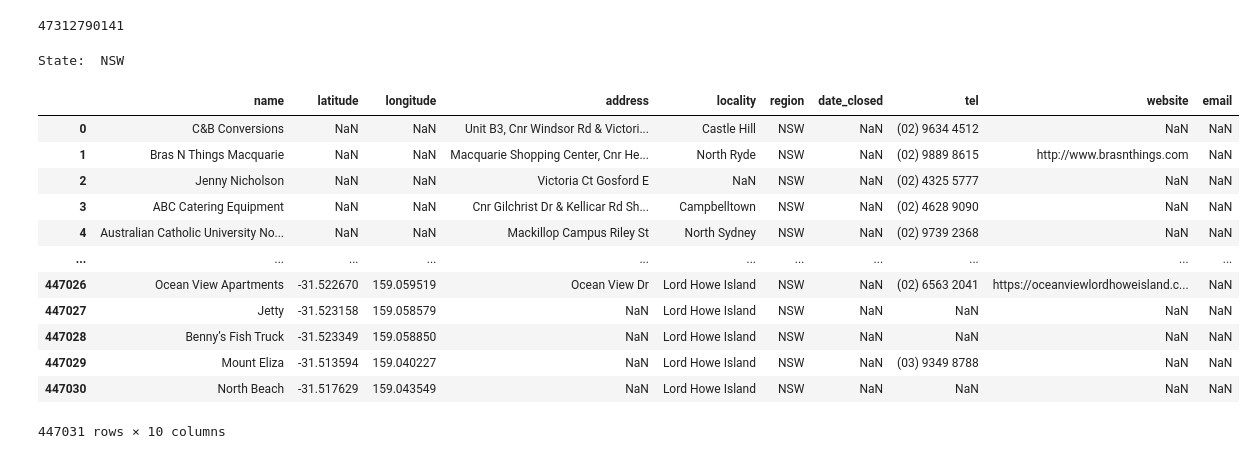
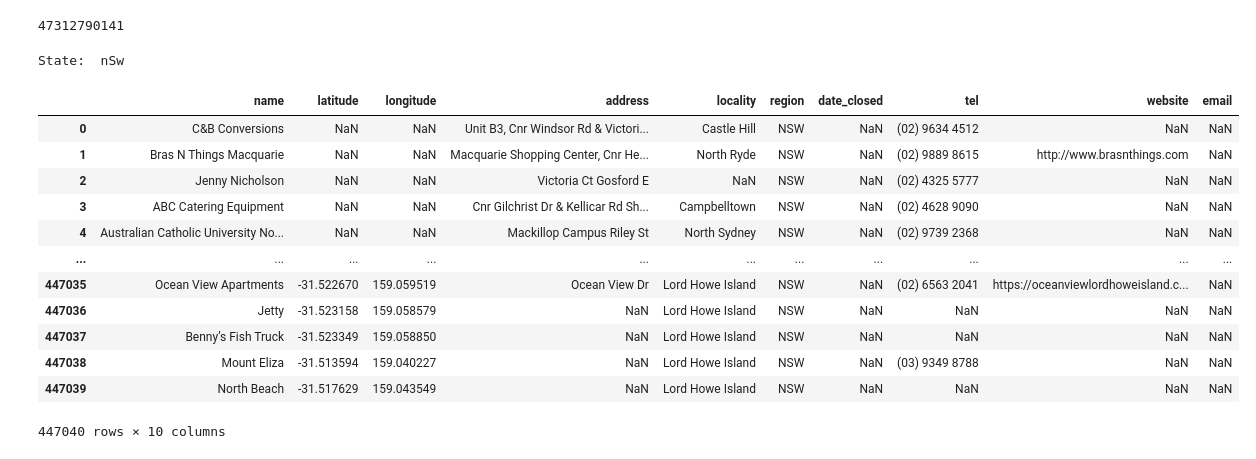
Before and after one commit to aleksej-stevanovic/data-hackathon, a Jupyter notebook: main.ipynb, the cells around one changed output. Saved outputs shown, nothing was run; the diff lists cells and outputs as text; code cells hidden in the pictures.

Commit message:
feat: allowed searching through AUS dataset via state

```diff
--- a/main.ipynb
+++ b/main.ipynb
@@ -40,26 +40,26 @@ results.to_parquet('au_locations.parquet', index=False)
 # %%
 # Query the entire global dataset
 state = input("State: ")
 sql_query = f"""
     SELECT name, latitude, longitude, address, locality, region, date_closed, tel, website, email
     FROM 'au_locations.parquet'
-    WHERE region = '{state}';
+    WHERE LOWER(region) = '{state.lower()}';
 """
 
 aus_results = db.query(sql_query).df()
 display(aus_results)
 # %% [output]
-State:  NSW
+State:  nSw
 |  | name | latitude | longitude | address | locality | region | date_closed | tel | website | email |
 | 0 | C&B Conversions | NaN | NaN | Unit B3, Cnr Windsor Rd & Victori... | Castle Hill | NSW | NaN | (02) 9634 4512 | NaN | NaN |
 | 1 | Bras N Things Macquarie | NaN | NaN | Macquarie Shopping Center, Cnr He... | North Ryde | NSW | NaN | (02) 9889 8615 | http://www.brasnthings.com | NaN |
 | 2 | Jenny Nicholson | NaN | NaN | Victoria Ct Gosford E | NaN | NSW | NaN | (02) 4325 5777 | NaN | NaN |
 | 3 | ABC Catering Equipment | NaN | NaN | Cnr Gilchrist Dr & Kellicar Rd Sh... | Campbelltown | NSW | NaN | (02) 4628 9090 | NaN | NaN |
 | 4 | Australian Catholic University No... | NaN | NaN | Mackillop Campus Riley St | North Sydney | NSW | NaN | (02) 9739 2368 | NaN | NaN |
 | ... | ... | ... | ... | ... | ... | ... | ... | ... | ... | ... |
-| 447026 | Ocean View Apartments | -31.522670 | 159.059519 | Ocean View Dr | Lord Howe Island | NSW | NaN | (02) 6563 2041 | https://oceanviewlordhoweisland.c... | NaN |
-| 447027 | Jetty | -31.523158 | 159.058579 | NaN | Lord Howe Island | NSW | NaN | NaN | NaN | NaN |
-| 447028 | Benny’s Fish Truck | -31.523349 | 159.058850 | NaN | Lord Howe Island | NSW | NaN | NaN | NaN | NaN |
-| 447029 | Mount Eliza | -31.513594 | 159.040227 | NaN | Lord Howe Island | NSW | NaN | (03) 9349 8788 | NaN | NaN |
-| 447030 | North Beach | -31.517629 | 159.043549 | NaN | Lord Howe Island | NSW | NaN | NaN | NaN | NaN |
+| 447035 | Ocean View Apartments | -31.522670 | 159.059519 | Ocean View Dr | Lord Howe Island | NSW | NaN | (02) 6563 2041 | https://oceanviewlordhoweisland.c... | NaN |
+| 447036 | Jetty | -31.523158 | 159.058579 | NaN | Lord Howe Island | NSW | NaN | NaN | NaN | NaN |
+| 447037 | Benny’s Fish Truck | -31.523349 | 159.058850 | NaN | Lord Howe Island | NSW | NaN | NaN | NaN | NaN |
+| 447038 | Mount Eliza | -31.513594 | 159.040227 | NaN | Lord Howe Island | NSW | NaN | (03) 9349 8788 | NaN | NaN |
+| 447039 | North Beach | -31.517629 | 159.043549 | NaN | Lord Howe Island | NSW | NaN | NaN | NaN | NaN |
-447031 rows × 10 columns
+447040 rows × 10 columns
```
